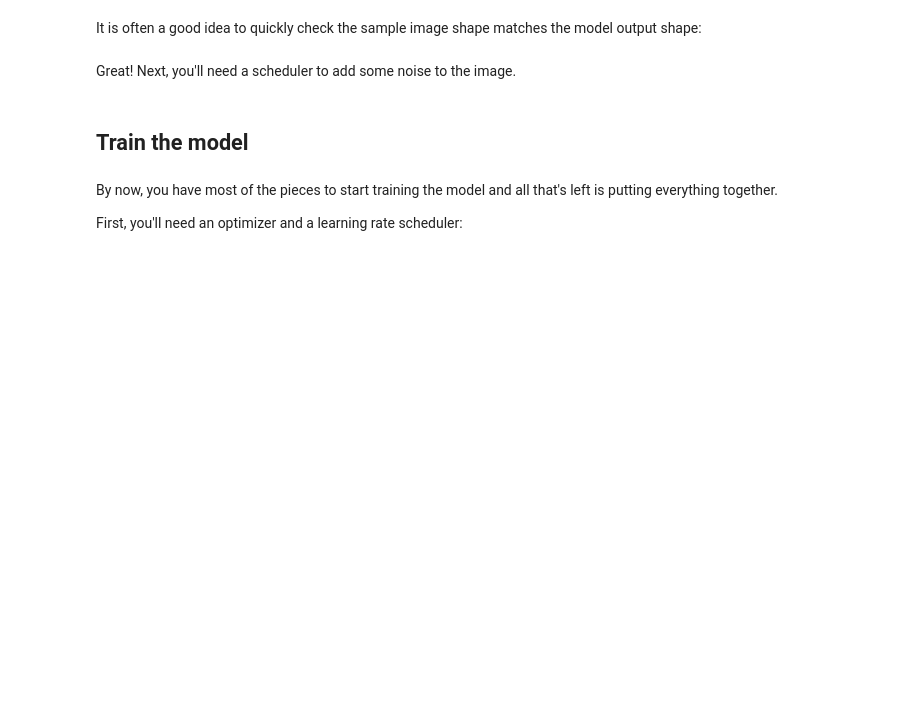
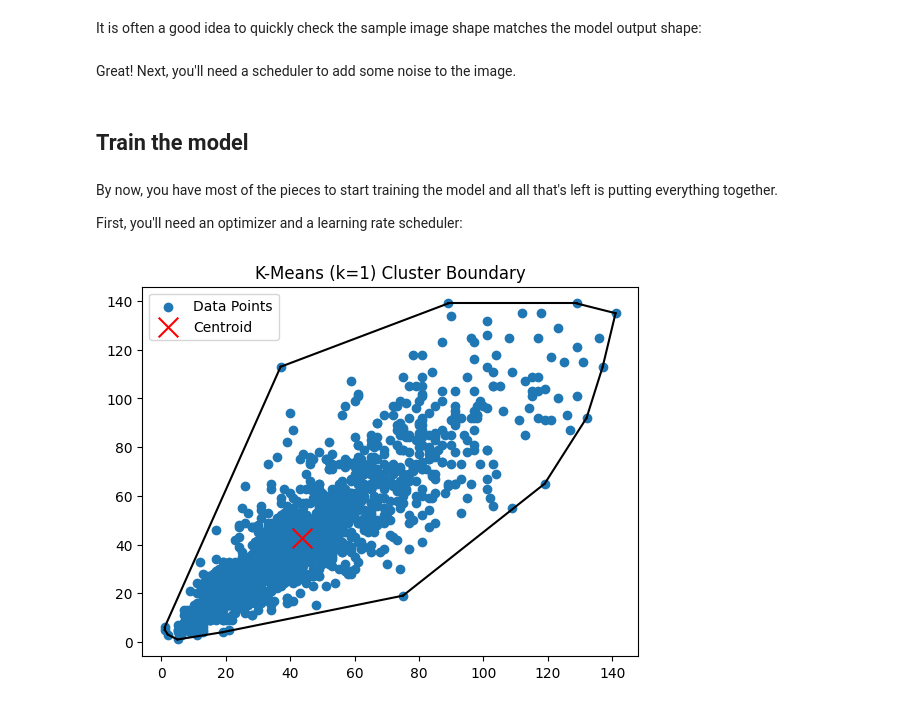
Before and after one commit to Pranavmath/newOBGAN, a Jupyter notebook: DDIM_Nodule_Inpainting_Inference.ipynb, the cells around one changed output. Drawn from its saved outputs; the diff is of its cells as text; code cells hidden in the pictures; blank space fills up the shorter version.

Commit message:
did clustering

```diff
--- a/DDIM_Nodule_Inpainting_Inference.ipynb
+++ b/DDIM_Nodule_Inpainting_Inference.ipynb
@@ -133,6 +133,48 @@ model = accelerator.unwrap_model(model)
 
 noise_scheduler = DDIMScheduler(num_train_timesteps=1000)
 pipeline = DDIMPipeline(unet=model, scheduler=noise_scheduler)
+# %%
+import numpy as np
+import json
+
+metadata = json.load(open("./refineddataset/nodulemetadata.json"))
+data = np.array([(bbox[2]-bbox[0], bbox[3]-bbox[1]) for bbox, _, _ in metadata.values()])
+# %%
+import numpy as np
+import matplotlib.pyplot as plt
+from sklearn.cluster import KMeans
+from scipy.spatial import ConvexHull
+
+def plot_kmeans_boundary(data):
+    # Fit KMeans with k=1
+    kmeans = KMeans(n_clusters=1, n_init=10)
+    kmeans.fit(data)
+    centroid = kmeans.cluster_centers_[0]
+
+    # Compute convex hull to define boundary
+    if len(data) > 2:  # ConvexHull requires at least 3 points
+        hull = ConvexHull(data)
+        hull_points = data[hull.vertices]
+    else:
+        hull_points = data  # If there are only 2 or fewer points, no hull
+
+    # Plot data points
+    plt.scatter(data[:, 0], data[:, 1], label='Data Points')
+    plt.scatter(centroid[0], centroid[1], color='red', marker='x', s=200, label='Centroid')
+
+    # Draw convex hull boundary
+    if len(data) > 2:
+        for simplex in hull.simplices:
+            plt.plot(data[simplex, 0], data[simplex, 1], 'k-')
+
+    plt.legend()
+    plt.title("K-Means (k=1) Cluster Boundary")
+    plt.show()
+
+# Example usage
+plot_kmeans_boundary(data)
+# %% [output]
+[figure, added]
 # %%
 NUM_GENERATED = 10
 i = 0
```
